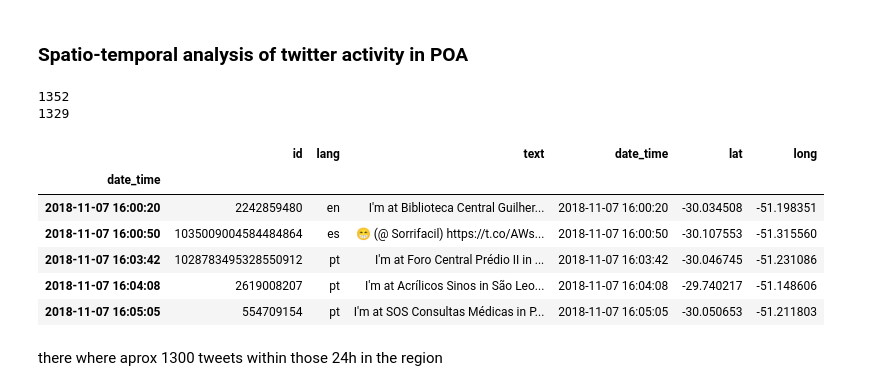
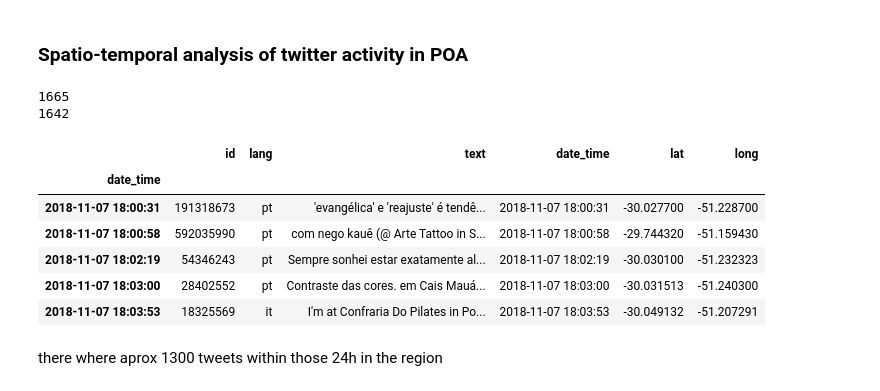
Before and after one commit to joaomeirelles/VGI_POA_tst, a Jupyter notebook: tstPOA_report.ipynb, the cells around one changed output. Cells and saved outputs as stored; diff of their text form; code cells hidden in the pictures.

```diff
--- a/tstPOA_report.ipynb
+++ b/tstPOA_report.ipynb
@@ -34,30 +34,30 @@ warnings.filterwarnings('ignore')
 # %%
 #read data
 
 df = pd.read_csv("poa_tst_plot.csv")
 
 print(len(df.index))
 df = df.drop_duplicates() #drop duplicates and check if there were any
 print(len(df.index))
 
 df['date_time'] =  pd.to_datetime(df['date_time'], format='%Y-%m-%d %H:%M:%S') #format datatype
 df.dtypes
 
 df.set_index('date_time', drop=False, inplace=True) #set datetime as index
-df  = df.loc['2018-11-07 16:00:00':'2018-11-08 16:00:00']
+df  = df.loc['2018-11-07 18:00:00':] # exclude incomplete initial hours
 
 
 df.head()
 # %% [output]
-1352
-1329
+1665
+1642
 |  | id | lang | text | date_time | lat | long |
 | date_time |  |  |  |  |  |  |
-| 2018-11-07 16:00:20 | 2242859480 | en | I'm at Biblioteca Central Guilher... | 2018-11-07 16:00:20 | -30.034508 | -51.198351 |
-| 2018-11-07 16:00:50 | 1035009004584484864 | es | 😁 (@ Sorrifacil) https://t.co/AWs... | 2018-11-07 16:00:50 | -30.107553 | -51.315560 |
-| 2018-11-07 16:03:42 | 1028783495328550912 | pt | I'm at Foro Central Prédio II in ... | 2018-11-07 16:03:42 | -30.046745 | -51.231086 |
-| 2018-11-07 16:04:08 | 2619008207 | pt | I'm at Acrílicos Sinos in São Leo... | 2018-11-07 16:04:08 | -29.740217 | -51.148606 |
-| 2018-11-07 16:05:05 | 554709154 | pt | I'm at SOS Consultas Médicas in P... | 2018-11-07 16:05:05 | -30.050653 | -51.211803 |
+| 2018-11-07 18:00:31 | 191318673 | pt | 'evangélica' e 'reajuste' é tendê... | 2018-11-07 18:00:31 | -30.027700 | -51.228700 |
+| 2018-11-07 18:00:58 | 592035990 | pt | com nego kauê (@ Arte Tattoo in S... | 2018-11-07 18:00:58 | -29.744320 | -51.159430 |
+| 2018-11-07 18:02:19 | 54346243 | pt | Sempre sonhei estar exatamente al... | 2018-11-07 18:02:19 | -30.030100 | -51.232323 |
+| 2018-11-07 18:03:00 | 28402552 | pt | Contraste das cores. em Cais Mauá... | 2018-11-07 18:03:00 | -30.031513 | -51.240300 |
+| 2018-11-07 18:03:53 | 18325569 | it | I'm at Confraria Do Pilates in Po... | 2018-11-07 18:03:53 | -30.049132 | -51.207291 |
 # %% [markdown]
 there where aprox 1300 tweets within those 24h in the region
 # %% [markdown]
```
Also changed, not shown: parts of 3 cells of this notebook, 1 other file.
